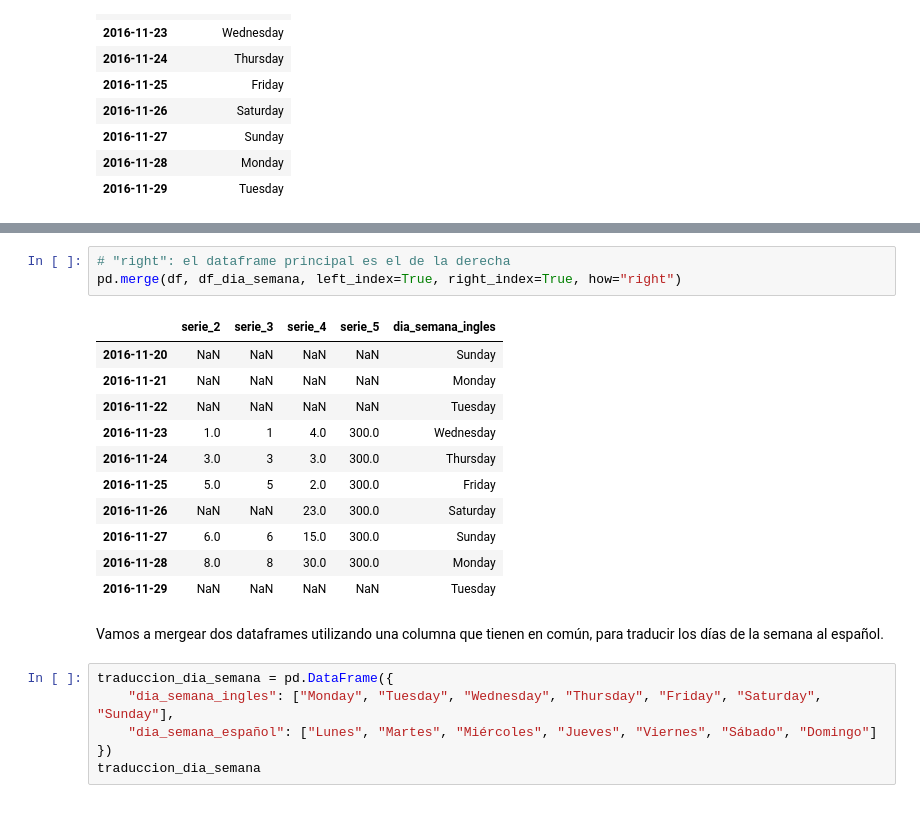
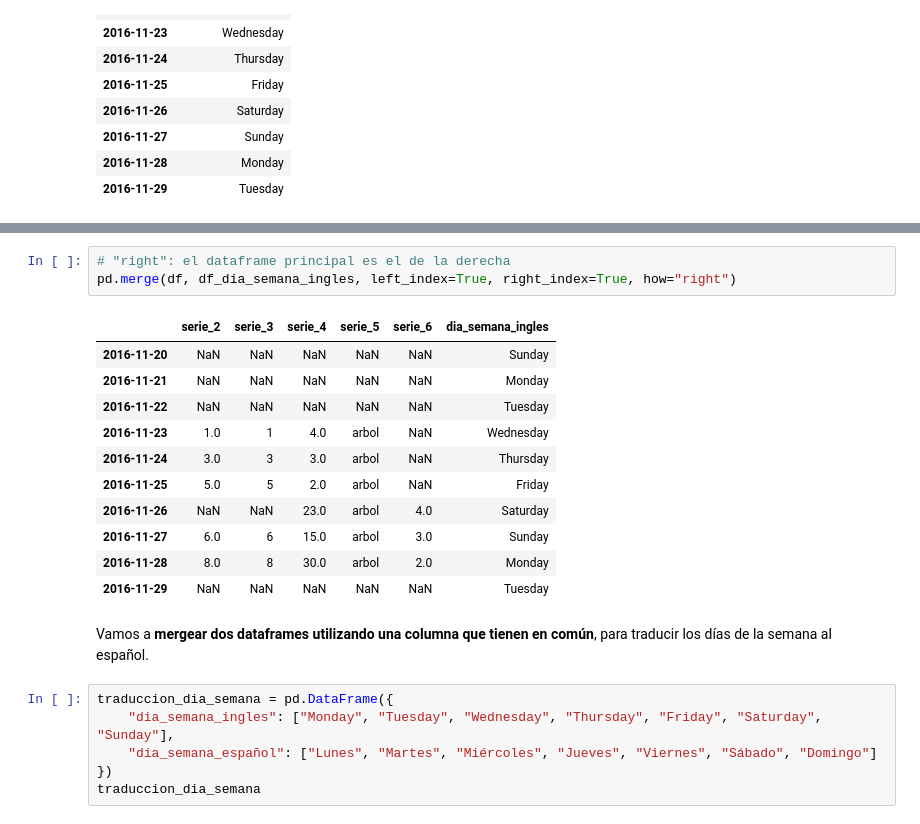
Before and after one commit to datosgobar/taller-analisis-datos-101, a Jupyter notebook: 1 - Introducción a pandas + numpy + matplotlib.ipynb, the cells around one changed output, grey strips where cells are left out. Saved outputs shown, nothing was run; the diff lists cells and outputs as text.

Commit message:
Correcciones de textos para el notebook de introduccion a pandas

```diff
--- a/1 - Introducción a pandas + numpy + matplotlib.ipynb
+++ b/1 - Introducción a pandas + numpy + matplotlib.ipynb
@@ -496,20 +515,20 @@ merged_dia_semana
 # %%
 # "right": el dataframe principal es el de la derecha
-pd.merge(df, df_dia_semana, left_index=True, right_index=True, how="right")
+pd.merge(df, df_dia_semana_ingles, left_index=True, right_index=True, how="right")
 # %% [output]
-|  | serie_2 | serie_3 | serie_4 | serie_5 | dia_semana_ingles |
-| 2016-11-20 | NaN | NaN | NaN | NaN | Sunday |
-| 2016-11-21 | NaN | NaN | NaN | NaN | Monday |
-| 2016-11-22 | NaN | NaN | NaN | NaN | Tuesday |
-| 2016-11-23 | 1.0 | 1 | 4.0 | 300.0 | Wednesday |
-| 2016-11-24 | 3.0 | 3 | 3.0 | 300.0 | Thursday |
-| 2016-11-25 | 5.0 | 5 | 2.0 | 300.0 | Friday |
-| 2016-11-26 | NaN | NaN | 23.0 | 300.0 | Saturday |
-| 2016-11-27 | 6.0 | 6 | 15.0 | 300.0 | Sunday |
-| 2016-11-28 | 8.0 | 8 | 30.0 | 300.0 | Monday |
-| 2016-11-29 | NaN | NaN | NaN | NaN | Tuesday |
+|  | serie_2 | serie_3 | serie_4 | serie_5 | serie_6 | dia_semana_ingles |
+| 2016-11-20 | NaN | NaN | NaN | NaN | NaN | Sunday |
+| 2016-11-21 | NaN | NaN | NaN | NaN | NaN | Monday |
+| 2016-11-22 | NaN | NaN | NaN | NaN | NaN | Tuesday |
+| 2016-11-23 | 1.0 | 1 | 4.0 | arbol | NaN | Wednesday |
+| 2016-11-24 | 3.0 | 3 | 3.0 | arbol | NaN | Thursday |
+| 2016-11-25 | 5.0 | 5 | 2.0 | arbol | NaN | Friday |
+| 2016-11-26 | NaN | NaN | 23.0 | arbol | 4.0 | Saturday |
+| 2016-11-27 | 6.0 | 6 | 15.0 | arbol | 3.0 | Sunday |
+| 2016-11-28 | 8.0 | 8 | 30.0 | arbol | 2.0 | Monday |
+| 2016-11-29 | NaN | NaN | NaN | NaN | NaN | Tuesday |
 # %% [markdown]
-Vamos a mergear dos dataframes utilizando una columna que tienen en común, para traducir los días de la semana al español.
+Vamos a **mergear dos dataframes utilizando una columna que tienen en común**, para traducir los días de la semana al español.
 # %%
 traduccion_dia_semana = pd.DataFrame({
     "dia_semana_ingles": ["Monday", "Tuesday", "Wednesday", "Thursday", "Friday", "Saturday", "Sunday"],
```
Also changed, not shown: parts of 71 cells of this notebook.
